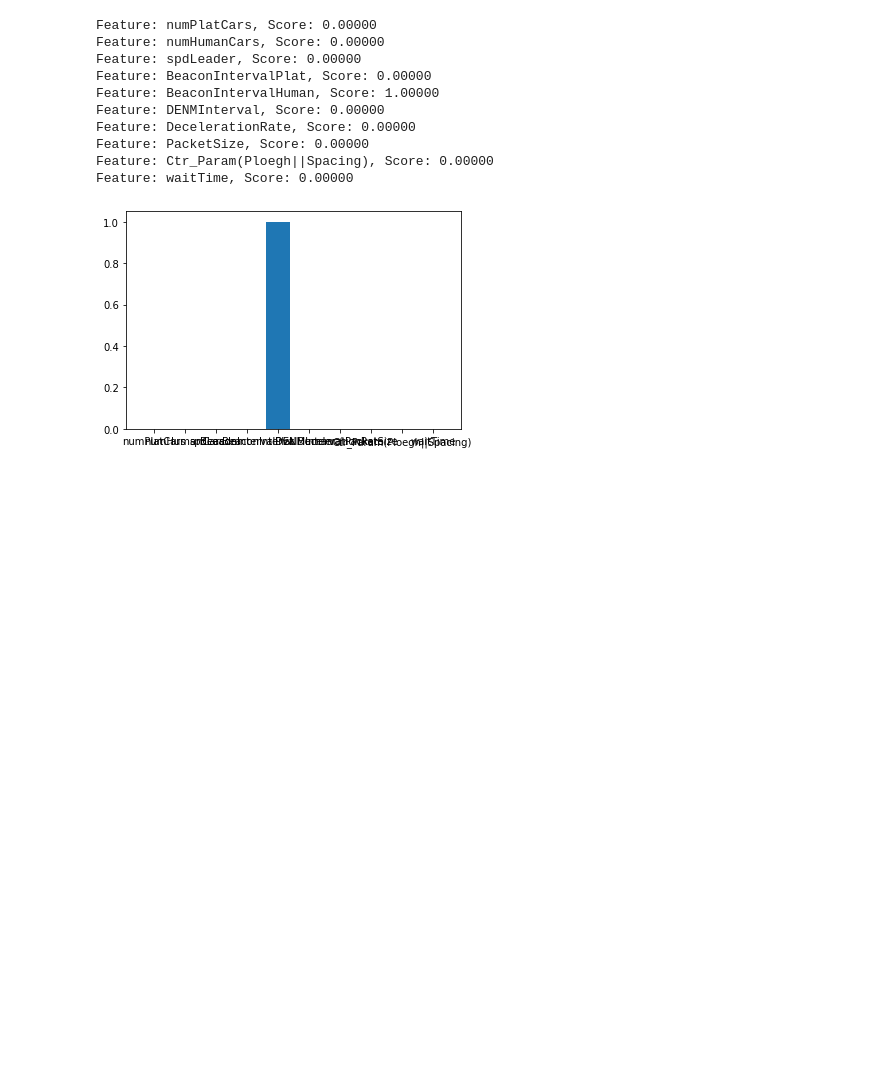
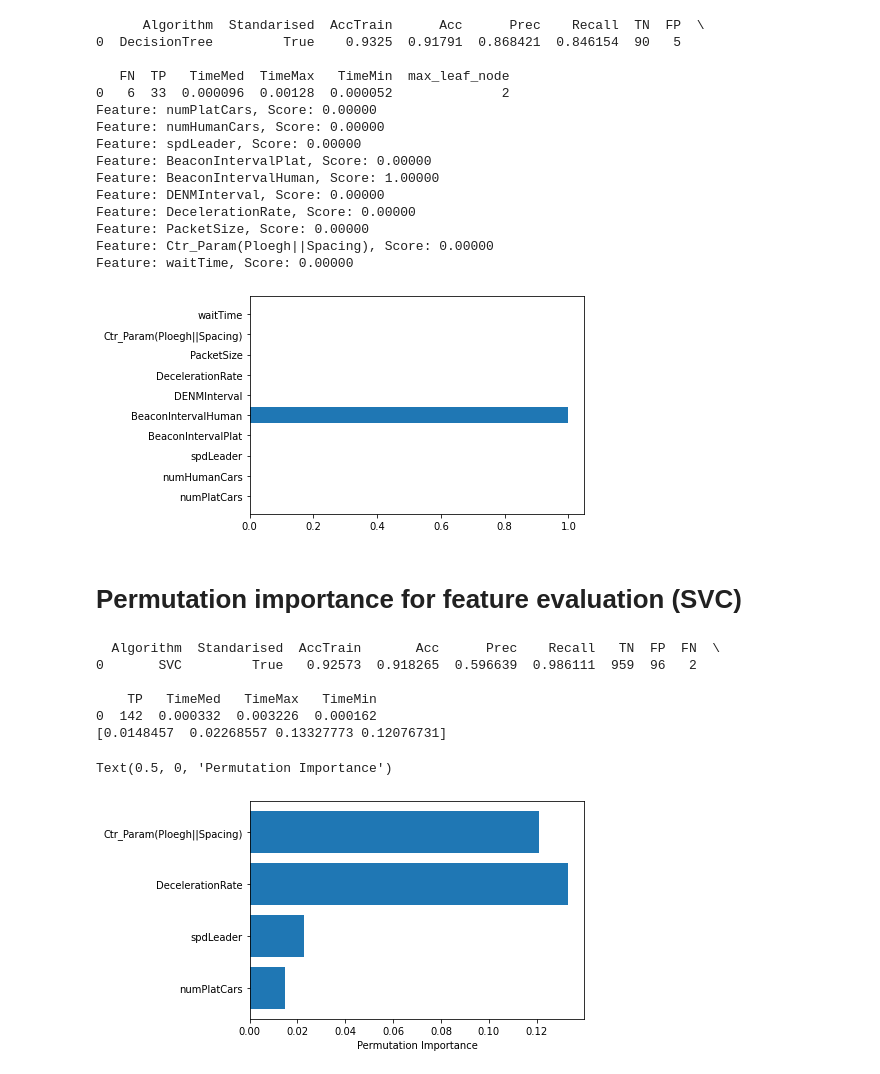
Before and after one commit to Gorospe/PredictCollision, a Jupyter notebook: src/FeatureImportance.ipynb, the cells around one changed output. Saved outputs shown, nothing was run; the diff lists cells and outputs as text; code cells hidden in the pictures; blank space fills up the shorter version.

```diff
--- a/src/FeatureImportance.ipynb
+++ b/src/FeatureImportance.ipynb
@@ -120,13 +136,18 @@ importance = dt.feature_importances_
 for i,v in enumerate(importance):
 	print('Feature: %s, Score: %.5f' % (f_names[i],v))
 # plot feature importance
-plt.bar(f_names, importance)
+plt.barh(f_names, importance)
 plt.show()
 
 text_representation = tree.export_text(dt, feature_names=f_names)
 with open("../results/DT_PLOEG.log", "w") as fout:
     fout.write(text_representation)
 # %% [output]
+      Algorithm  Standarised  AccTrain      Acc      Prec    Recall  TN  FP  \
+0  DecisionTree         True    0.9325  0.91791  0.868421  0.846154  90   5
+
+   FN  TP   TimeMed  TimeMax   TimeMin  max_leaf_node
+0   6  33  0.000096  0.00128  0.000052              2
 Feature: numPlatCars, Score: 0.00000
 Feature: numHumanCars, Score: 0.00000
 Feature: spdLeader, Score: 0.00000
@@ -137,4 +158,53 @@ Feature: DecelerationRate, Score: 0.00000
 Feature: PacketSize, Score: 0.00000
 Feature: Ctr_Param(Ploegh||Spacing), Score: 0.00000
 Feature: waitTime, Score: 0.00000
-[figure, old version]
+[figure, new version]
+# %% [markdown]
+# Permutation importance for feature evaluation (SVC)
+# %%
+def test_svm(X_train, y_train, X_test, y_test, X_train_std, X_test_std):
+    column_names = ['Algorithm', 'Standarised', 'AccTrain', 'Acc', 'Prec', 'Recall', 'TN', 'FP', 'FN', 'TP', 'TimeMed', 'TimeMax', 'TimeMin']
+    svm = SVC(class_weight="balanced")
+    print(cls.algor(svm, X_train_std, y_train, X_test_std, y_test, 'SVC', True, column_names))
+    return svm
+
+def f_importances(coef, names):
+    imp = coef
+    imp,names = zip(*sorted(zip(imp,names)))
+    plt.barh(range(len(names)), imp, align='center')
+    plt.yticks(range(len(names)), names)
+    plt.show()
+
+def permutation(X, y, svm):
+    X_train, X_test, y_train, y_test = train_test_split(X, y, random_state=0)
+    nan_elems = y_test.isnull()
+    y_test = y_test[~nan_elems]
+    X_test = X_test[~nan_elems]
+    y_train = y_train.astype(bool)
+    y_test = y_test.astype(bool)
+
+    scaler = StandardScaler()
+    X_train_std = scaler.fit_transform(X_train)
+    X_test_std = scaler.transform(X_test)
+
+    result = permutation_importance(svm, X_test_std, y_test)
+
+    return result
+# %%
+svm = cls.test_algorithms(X_acc, y_acc, test_svm)
+
+perm_importance = permutation(X_acc, y_acc, svm)
+
+sorted_idx = perm_importance.importances_mean.argsort()
+print(perm_importance.importances_mean)
+plt.barh(f_names_acc, perm_importance.importances_mean)
+plt.xlabel("Permutation Importance")
+# %% [output]
+  Algorithm  Standarised  AccTrain       Acc      Prec    Recall   TN  FP  FN  \
+0       SVC         True   0.92573  0.918265  0.596639  0.986111  959  96   2
+
+    TP   TimeMed   TimeMax   TimeMin
+0  142  0.000332  0.003226  0.000162
+[0.0148457  0.02268557 0.13327773 0.12076731]
+Text(0.5, 0, 'Permutation Importance')
+[figure, added]
```
Also changed, not shown: parts of 7 cells of this notebook.
